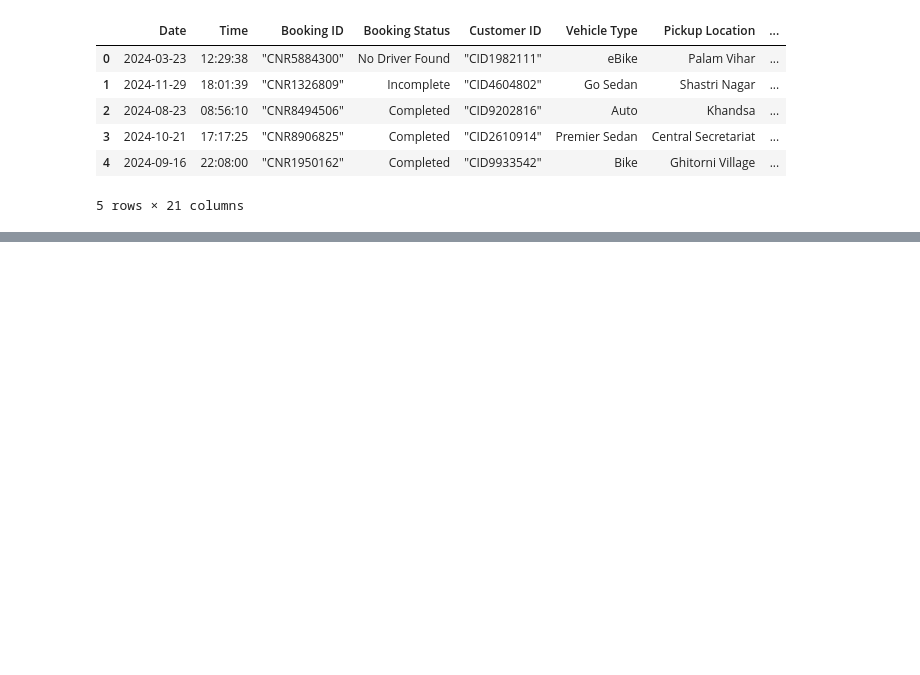
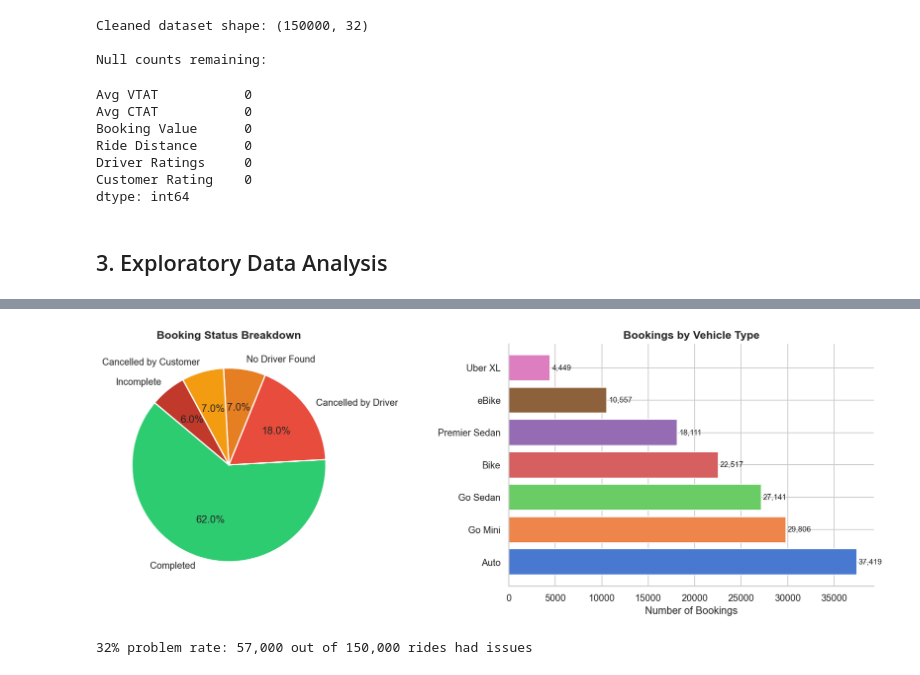
Before and after one commit to IAN-RIUA/Uber_rides, a Jupyter notebook: index.ipynb, the cells around one changed output, grey strips where cells are left out. Saved outputs shown, nothing was run; the diff lists cells and outputs as text; code cells hidden in the pictures; blank space fills up the shorter version.

Commit message:
Initial commit: NCR Uber ride analytics & dashboard

```diff
--- a/index.ipynb
+++ b/index.ipynb
@@ -10,14 +52,72 @@ from sklearn.metrics import r2_score, mean_absolute_error, mean_squared_error
 # %%
-df=pd.read_csv('ncr_ride_bookings.csv')
-df.head()
+# Parse datetime
+df['Datetime'] = pd.to_datetime(df['Date'] + ' ' + df['Time'], errors='coerce')
+df = df.dropna(subset=['Datetime'])
+
+# Fix nulls semantically — not fillna(0) blindly
+text_cols = ['Reason for cancelling by Customer', 'Driver Cancellation Reason',
+             'Incomplete Rides Reason']
+for col in text_cols:
+    df[col] = df[col].fillna('N/A')
+
+numeric_cols = ['Avg VTAT', 'Avg CTAT', 'Booking Value', 'Ride Distance',
+                'Driver Ratings', 'Customer Rating']
+for col in numeric_cols:
+    df[col] = df[col].fillna(df[col].median())
+
+# Time features
+df['Hour']       = df['Datetime'].dt.hour
+df['Weekday']    = df['Datetime'].dt.weekday          # 0=Mon
+df['WeekdayName']= df['Datetime'].dt.day_name()
+df['Month']      = df['Datetime'].dt.month
+df['MonthName']  = df['Datetime'].dt.strftime('%b')
+df['DayOfMonth'] = df['Datetime'].dt.day
+df['IsWeekend']  = (df['Weekday'] >= 5).astype(int)
+df['IsPeakHour'] = (df['Hour'].between(7,10) | df['Hour'].between(17,20)).astype(int)
+
+# Revenue per km
+df['Rev_per_km'] = df['Booking Value'] / df['Ride Distance'].replace(0, np.nan)
+
+# Target variable
+df['is_problem'] = df['Booking Status'].isin(
+    ['Cancelled by Driver','Cancelled by Customer','No Driver Found','Incomplete']
+).astype(int)
+
+print("Cleaned dataset shape:", df.shape)
+print("\nNull counts remaining:")
+df[numeric_cols].isna().sum()
 # %% [output]
-|  | Date | Time | Booking ID | Booking Status | Customer ID | Vehicle Type | Pickup Location | ... |
-| 0 | 2024-03-23 | 12:29:38 | "CNR5884300" | No Driver Found | "CID1982111" | eBike | Palam Vihar | ... |
-| 1 | 2024-11-29 | 18:01:39 | "CNR1326809" | Incomplete | "CID4604802" | Go Sedan | Shastri Nagar | ... |
-| 2 | 2024-08-23 | 08:56:10 | "CNR8494506" | Completed | "CID9202816" | Auto | Khandsa | ... |
-| 3 | 2024-10-21 | 17:17:25 | "CNR8906825" | Completed | "CID2610914" | Premier Sedan | Central Secretariat | ... |
-| 4 | 2024-09-16 | 22:08:00 | "CNR1950162" | Completed | "CID9933542" | Bike | Ghitorni Village | ... |
-5 rows × 21 columns
+Cleaned dataset shape: (150000, 32)
+
+Null counts remaining:
+Avg VTAT           0
+Avg CTAT           0
+Booking Value      0
+Ride Distance      0
+Driver Ratings     0
+Customer Rating    0
+dtype: int64
+# %% [markdown]
+## 3. Exploratory Data Analysis <a id='3'></a>
 # %%
-df.describe()
+# --- 3.1 Booking Status Distribution ---
+fig, axes = plt.subplots(1, 2, figsize=(14, 5))
+
+status_counts = df['Booking Status'].value_counts()
+colors = ['#2ecc71','#e74c3c','#e67e22','#f39c12','#c0392b']
+axes[0].pie(status_counts, labels=status_counts.index, autopct='%1.1f%%',
+            colors=colors, startangle=140, wedgeprops={'edgecolor':'white','linewidth':1.5})
+axes[0].set_title('Booking Status Breakdown', fontsize=13, fontweight='bold')
+
+vehicle_counts = df['Vehicle Type'].value_counts()
+axes[1].barh(vehicle_counts.index, vehicle_counts.values, color=sns.color_palette('muted', len(vehicle_counts)))
+axes[1].set_title('Bookings by Vehicle Type', fontsize=13, fontweight='bold')
+axes[1].set_xlabel('Number of Bookings')
+for i, v in enumerate(vehicle_counts.values):
+    axes[1].text(v + 200, i, f'{v:,}', va='center', fontsize=9)
+
+plt.tight_layout()
+plt.savefig('status_vehicle.png', bbox_inches='tight')
+plt.show()
+print(f"\n32% problem rate: {df['is_problem'].sum():,} out of {len(df):,} rides had issues")
 # %% [output]
@@ -33 +124,3 @@ df.describe()
+[figure, added]
+32% problem rate: 57,000 out of 150,000 rides had issues
 # %%
```
Also changed, not shown: parts of 27 cells of this notebook, 10 other files.
